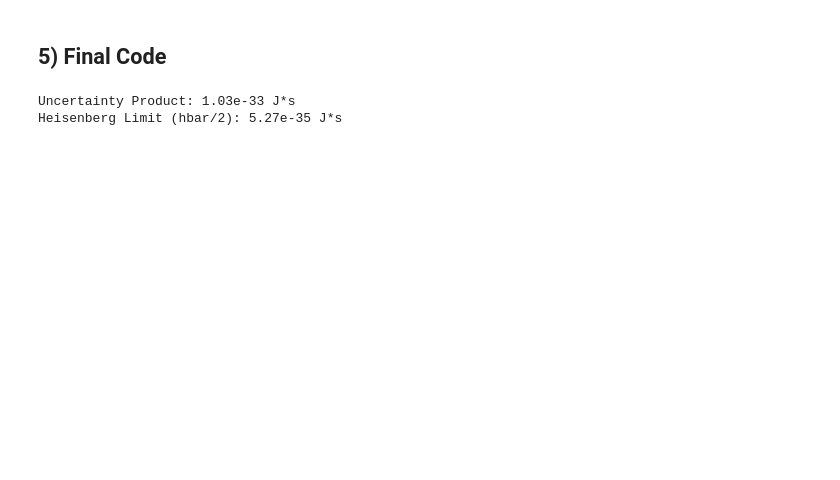
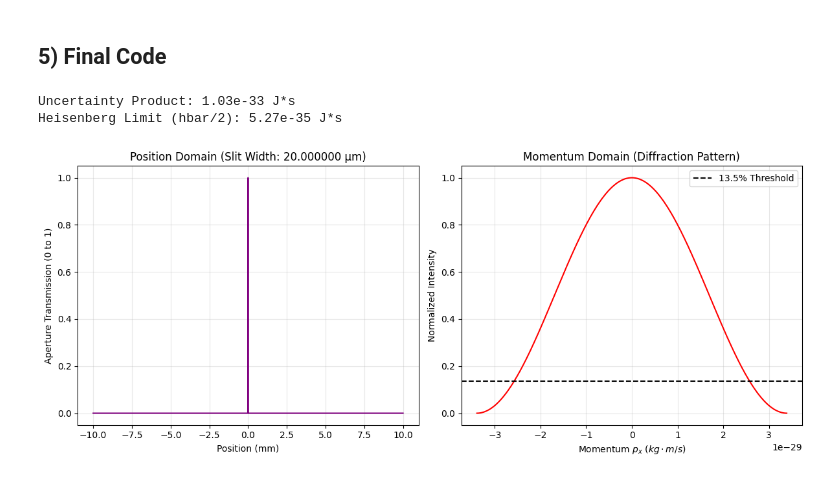
Before and after one commit to ryanmoritz1213/Final-Proposal, a Jupyter notebook: Project.ipynb, the cells around one changed output. Cells and saved outputs as stored; diff of their text form; code cells hidden in the pictures; blank space fills up the shorter version.

Commit message:
Added the graphs of the momentum and position uncertainty. Also fixed a couple of things and added some more to the READ.me

```diff
--- a/Project.ipynb
+++ b/Project.ipynb
@@ -167,30 +202,55 @@ def simulate_diffraction(aperture, wavelength):
 
     # Normalized intensity to make it easier to understand differnces
     intensity /= np.max(intensity)
 
     # Finding momentum
     # From equation 2
     frequencies = np.fft.fftfreq(grid_size, d=dx)
     p_x = np.fft.fftshift(frequencies) * 6.626e-34
     #Conversion to p_x
 
     return p_x, intensity
 #4
 def get_uncertainty_product(px_axis, intensity, dx_val):
     # Finds the width a 13.5% (1/e^2 width)
     mask = intensity > 0.135
     delta_px = np.max(px_axis[mask]) - np.min(px_axis[mask])
 
     product = dx_val * delta_px
     return delta_px, product
 
 # This is the test for the violet laser in example.
 # This part needs to be changed everytime the source is changed.
 px, intensity_profile = simulate_diffraction(mask, sources["Violet Laser"]["lambda"])
 d_px, uncert_product = get_uncertainty_product(px, intensity_profile, current_dx)
 
 print(f"Uncertainty Product: {uncert_product:.2e} J*s")
 print(f"Heisenberg Limit (hbar/2): {h_bar/2:.2e} J*s")
+#5
+plt.figure(figsize=(12, 5))
+
+# Position Side
+plt.subplot(1, 2, 1)
+plt.plot(x * 1000, mask, color='purple') # x is in millimeters
+plt.title(f"Position Domain (Slit Width: {current_dx*1e6:1f} µm)")
+plt.xlabel("Position (mm)")
+plt.ylabel("Aperture Transmission (0 to 1)")
+plt.grid(True, alpha=0.3)
+
+# Momentum Side
+plt.subplot(1, 2, 2)
+plt.plot(px, intensity_profile, color='red')
+#13.5% Threshold
+plt.axhline(y=0.135, color='black', linestyle='--', label='13.5% Threshold')
+plt.title("Momentum Domain (Diffraction Pattern)")
+plt.xlabel(r"Momentum $p_x$ ($kg \cdot m/s$)")
+plt.ylabel("Normalized Intensity")
+plt.legend()
+plt.grid(True, alpha=0.3)
+
+plt.tight_layout()
+plt.show()
 # %% [output]
 Uncertainty Product: 1.03e-33 J*s
 Heisenberg Limit (hbar/2): 5.27e-35 J*s
+[figure, added]
```
Also changed, not shown: parts of 6 cells of this notebook, 1 other file.
